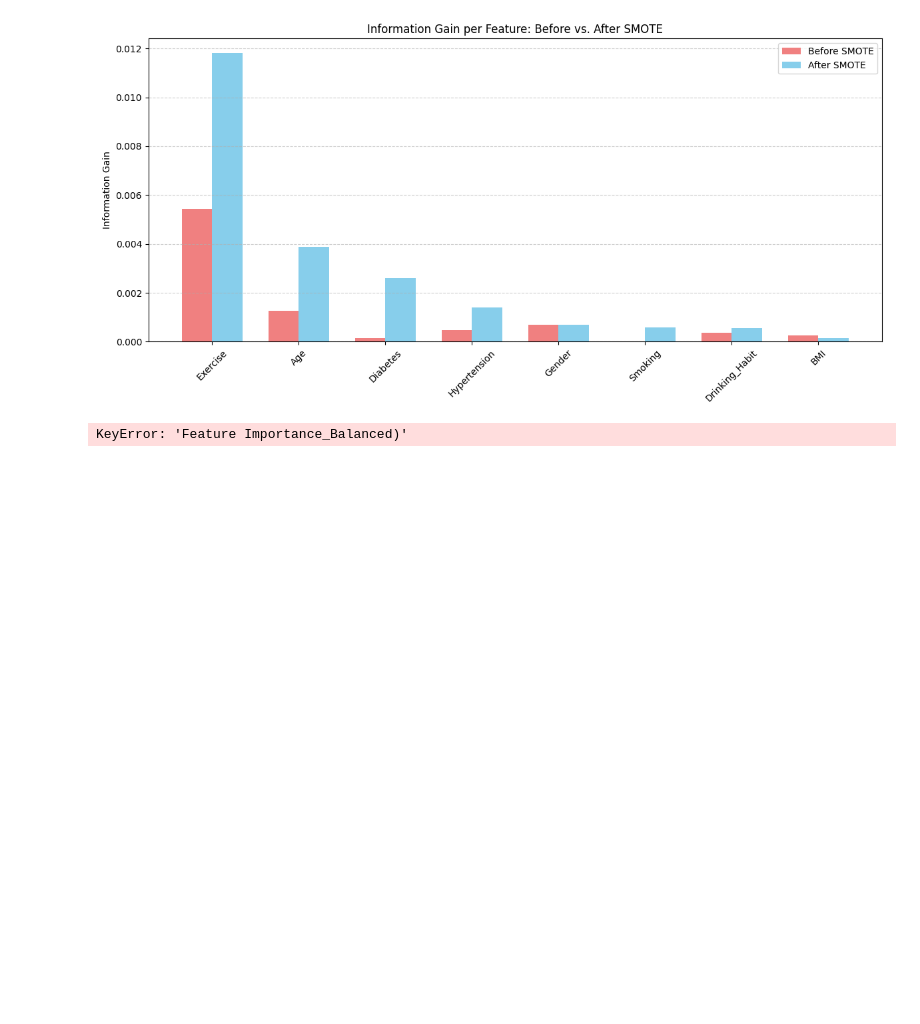
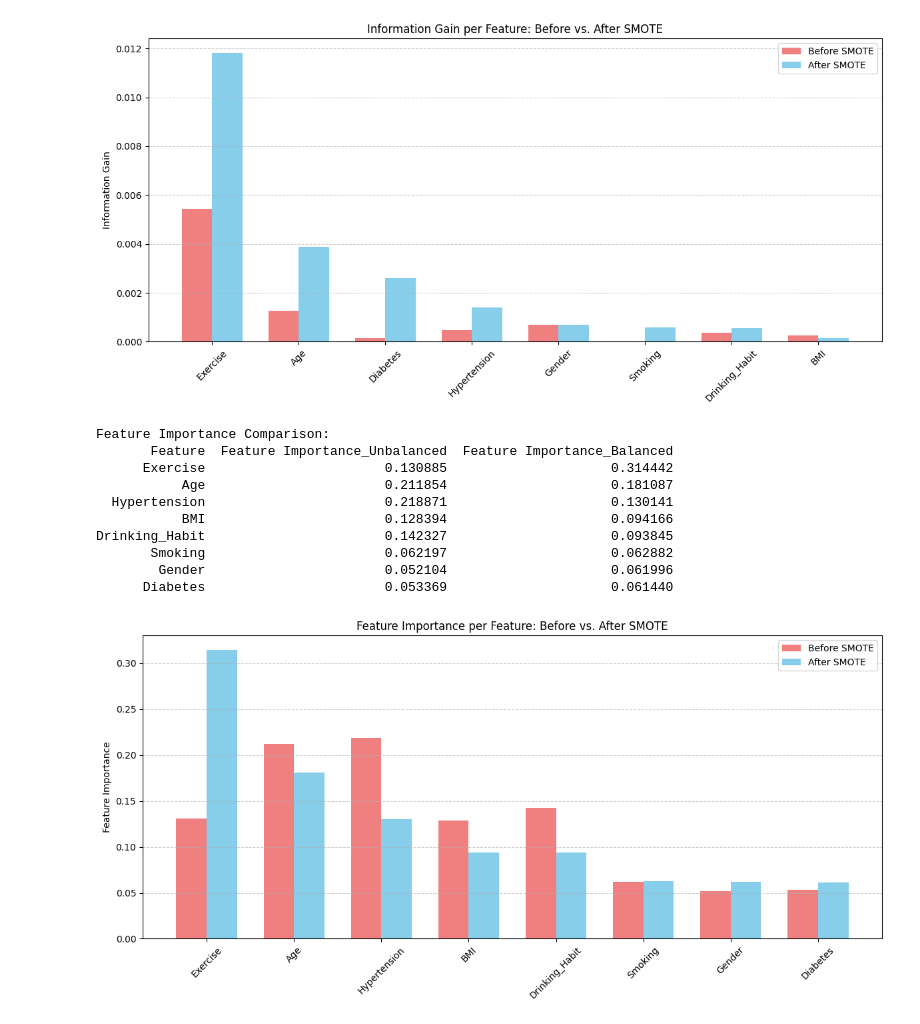
Before and after one commit to jweland/DataModels, a Jupyter notebook: main.ipynb, the cells around one changed output. Cells and saved outputs as stored; diff of their text form; code cells hidden in the pictures; blank space fills up the shorter version.

```diff
--- a/main.ipynb
+++ b/main.ipynb
@@ -202,33 +186,43 @@ Drinking_Habit                     0.000370                0.000548
 # %%
 # Compare feature importance
 fi_df_unbalanced = pd.DataFrame({
     "Feature": X.columns,
     "Feature Importance_Unbalanced": unbalanced_FI
 })
 fi_df_balanced = pd.DataFrame({
     "Feature": X_resampled.columns,
     "Feature Importance_Balanced": balanced_FI
 })
 
 compare_df = pd.merge(fi_df_unbalanced, fi_df_balanced, on="Feature", how="inner")
-compare_df.sort_values("Feature Importance_Balanced)", ascending=False, inplace=True)
+compare_df.sort_values("Feature Importance_Balanced", ascending=False, inplace=True)
 
 print("Feature Importance Comparison:")
 print(compare_df.to_string(index=False))
 
 # Bar Chart for comparison
 x = np.arange(len(compare_df))
 width = 0.35
 
 plt.figure(figsize=(12, 6))
 plt.bar(x - width/2, compare_df["Feature Importance_Unbalanced"], width, label="Before SMOTE", color="lightcoral")
-plt.bar(x + width/2, compare_df["Feature Importance_SMOTE"], width, label="After SMOTE", color="skyblue")
+plt.bar(x + width/2, compare_df["Feature Importance_Balanced"], width, label="After SMOTE", color="skyblue")
 plt.xticks(ticks=x, labels=compare_df["Feature"], rotation=45)
 plt.ylabel("Feature Importance")
 plt.title("Feature Importance per Feature: Before vs. After SMOTE")
 plt.legend()
 plt.tight_layout()
 plt.grid(axis='y', linestyle="--", alpha=0.6)
 plt.show()
 # %% [output]
-KeyError: 'Feature Importance_Balanced)'
+Feature Importance Comparison:
+       Feature  Feature Importance_Unbalanced  Feature Importance_Balanced
+      Exercise                       0.130885                     0.314442
+           Age                       0.211854                     0.181087
+  Hypertension                       0.218871                     0.130141
+           BMI                       0.128394                     0.094166
+Drinking_Habit                       0.142327                     0.093845
+       Smoking                       0.062197                     0.062882
+        Gender                       0.052104                     0.061996
+      Diabetes                       0.053369                     0.061440
+[figure, added]
```
Also changed, not shown: parts of 7 cells of this notebook, 1 other file.
